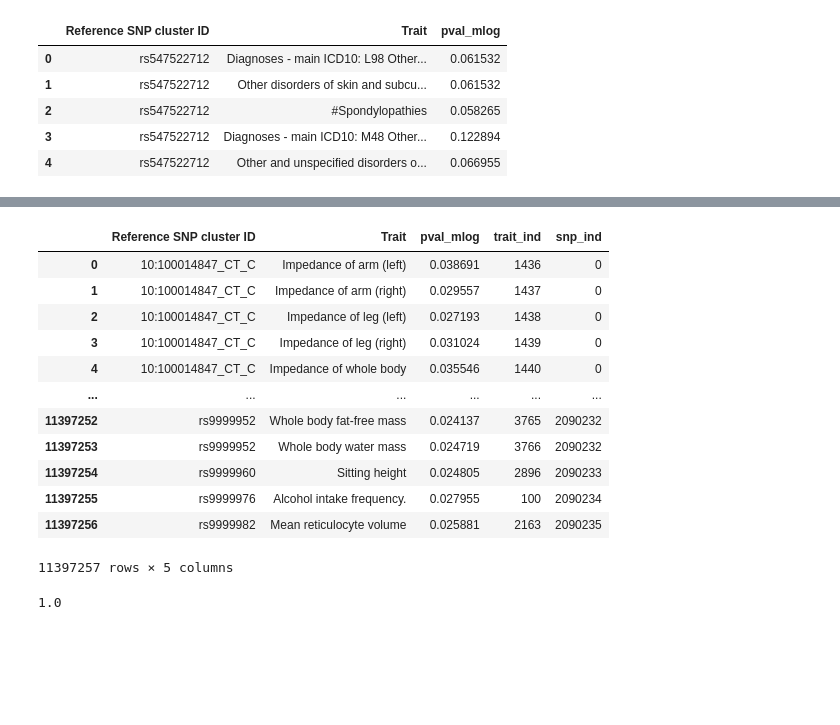
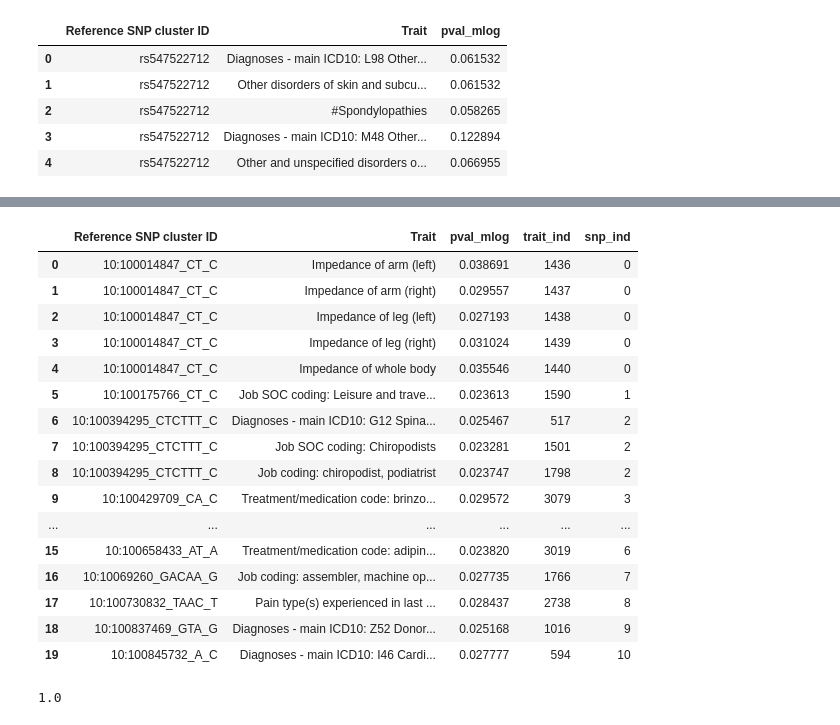
Before and after one commit to meuleman/gilbertAPI, a Jupyter notebook: recommendersystems/lightfm/GWAS/LightFM_GWAS_CT20210928.ipynb, the cells around one changed output, grey strips where cells are left out. Saved outputs shown, nothing was run; the diff lists cells and outputs as text; code cells hidden in the pictures; blank space fills up the shorter version.

```diff
--- a/recommendersystems/lightfm/GWAS/LightFM_GWAS_CT20210928.ipynb
+++ b/recommendersystems/lightfm/GWAS/LightFM_GWAS_CT20210928.ipynb
@@ -23,3 +23,8 @@ for row in data:
 # %%
 #create dataframe
 df = pd.DataFrame(data, columns = ['Chromosome', 'p1', 'p2', 'Reference SNP cluster ID', 'p-value', 'Trait'])
+# %%
+df = df[df['p-value']!='0.00000e+00']
+test_list = df['p-value'].to_list()
+test_list = list(map(float, test_list))
+print(max(test_list))
@@ -29,12 +36,14 @@ df = pd.DataFrame(data, columns = ['Chromosome', 'p1', 'p2', 'Reference SNP clus
 pval_mlog = -np.log(list(map(float, list(df['p-value']))))
 
 inf_mask = np.ma.array(pval_mlog, mask=~np.isfinite(pval_mlog))
-max_val = np.ma.argmax(inf_mask, fill_value=-np.inf)
-print(pval_mlog[max_val])
+max_ind = np.ma.argmax(inf_mask, fill_value=-np.inf)
+print(max_ind)
+max_val = pval_mlog[max_ind]
+print(max_val)
 
 for ind in range(len(pval_mlog)):
-    if pval_mlog[ind] > pval_mlog[max_val]:
-        pval_mlog[ind] = pval_mlog[max_val]
+    if pval_mlog[ind] > pval_mlog[max_ind]:
+        pval_mlog[ind] = pval_mlog[max_ind]
 
-df['pval_mlog'] = pval_mlog/pval_mlog[max_val]
+df['pval_mlog'] = pval_mlog/pval_mlog[max_ind]
 # %% [output]
@@ -80,21 +101,25 @@ print(len(SNP_values))
 ts['trait_ind'] = ts.groupby(['Trait']).ngroup()
 ts['snp_ind'] = ts.groupby(['Reference SNP cluster ID']).ngroup()
 # %%
-ts
+ts.head(20)
 # %% [output]
 |  | Reference SNP cluster ID | Trait | pval_mlog | trait_ind | snp_ind |
 | 0 | 10:100014847_CT_C | Impedance of arm (left) | 0.038691 | 1436 | 0 |
 | 1 | 10:100014847_CT_C | Impedance of arm (right) | 0.029557 | 1437 | 0 |
 | 2 | 10:100014847_CT_C | Impedance of leg (left) | 0.027193 | 1438 | 0 |
 | 3 | 10:100014847_CT_C | Impedance of leg (right) | 0.031024 | 1439 | 0 |
 | 4 | 10:100014847_CT_C | Impedance of whole body | 0.035546 | 1440 | 0 |
+| 5 | 10:100175766_CT_C | Job SOC coding: Leisure and trave... | 0.023613 | 1590 | 1 |
+| 6 | 10:100394295_CTCTTT_C | Diagnoses - main ICD10: G12 Spina... | 0.025467 | 517 | 2 |
+| 7 | 10:100394295_CTCTTT_C | Job SOC coding: Chiropodists | 0.023281 | 1501 | 2 |
+| 8 | 10:100394295_CTCTTT_C | Job coding: chiropodist, podiatrist | 0.023747 | 1798 | 2 |
+| 9 | 10:100429709_CA_C | Treatment/medication code: brinzo... | 0.029572 | 3079 | 3 |
 | ... | ... | ... | ... | ... | ... |
-| 11397252 | rs9999952 | Whole body fat-free mass | 0.024137 | 3765 | 2090232 |
-| 11397253 | rs9999952 | Whole body water mass | 0.024719 | 3766 | 2090232 |
-| 11397254 | rs9999960 | Sitting height | 0.024805 | 2896 | 2090233 |
-| 11397255 | rs9999976 | Alcohol intake frequency. | 0.027955 | 100 | 2090234 |
-| 11397256 | rs9999982 | Mean reticulocyte volume | 0.025881 | 2163 | 2090235 |
+| 15 | 10:100658433_AT_A | Treatment/medication code: adipin... | 0.023820 | 3019 | 6 |
+| 16 | 10:10069260_GACAA_G | Job coding: assembler, machine op... | 0.027735 | 1766 | 7 |
+| 17 | 10:100730832_TAAC_T | Pain type(s) experienced in last ... | 0.028437 | 2738 | 8 |
+| 18 | 10:100837469_GTA_G | Diagnoses - main ICD10: Z52 Donor... | 0.025168 | 1016 | 9 |
+| 19 | 10:100845732_A_C | Diagnoses - main ICD10: I46 Cardi... | 0.027777 | 594 | 10 |
-11397257 rows × 5 columns
 # %%
 columns = ts['snp_ind'].to_list()
 rows = ts['trait_ind'].to_list()
```
Also changed, not shown: parts of 22 cells of this notebook.
